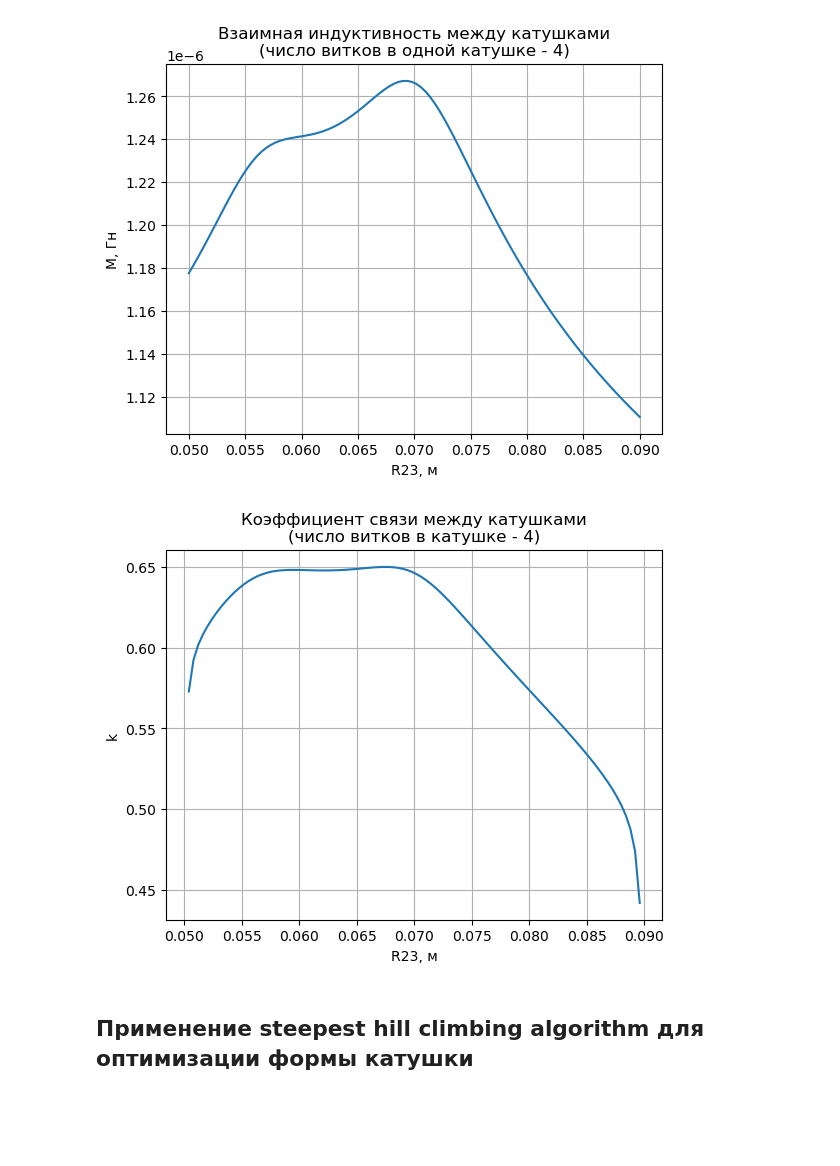
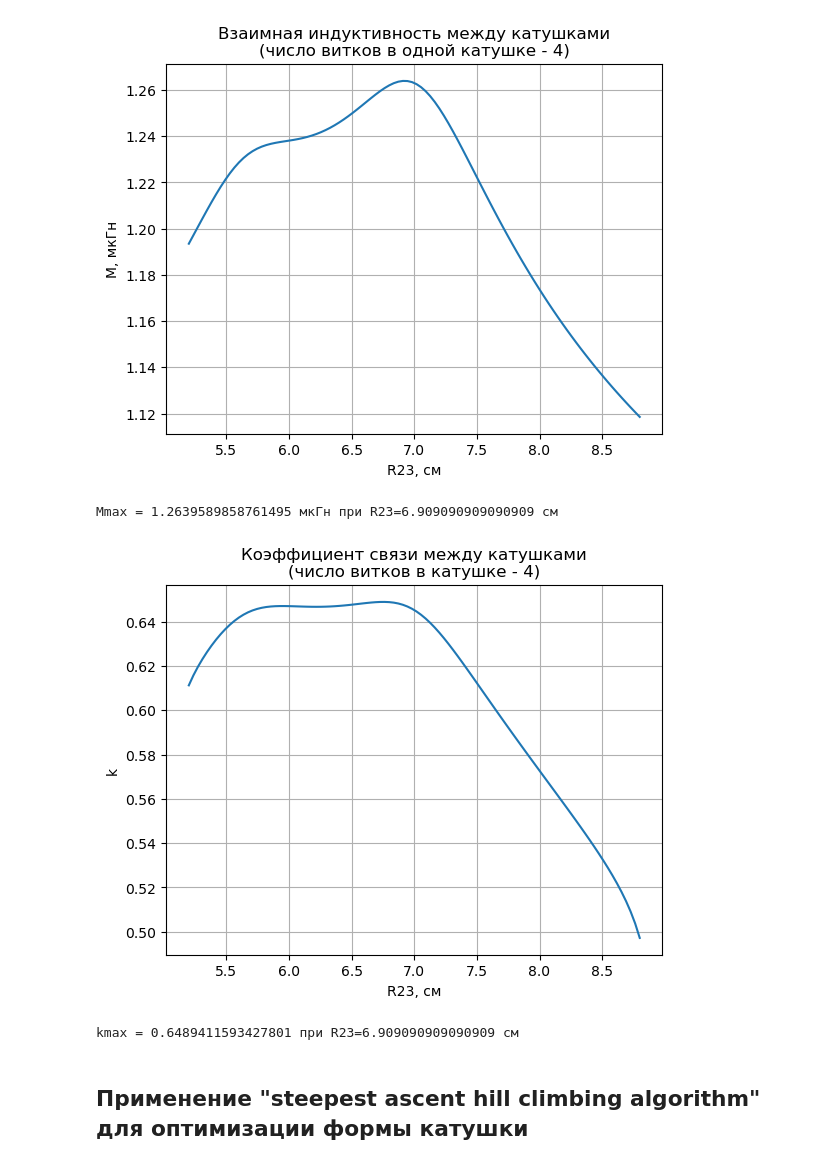
Before and after one commit to AndreyMorozov42/coil-optimization-algorithms, a Jupyter notebook: scripts/two-coils(N=4)/hill_climbing_optimization_for_two_coils(turn=4).ipynb, the cells around one changed output. Saved outputs shown, nothing was run; the diff lists cells and outputs as text; code cells hidden in the pictures; blank space fills up the shorter version.

Commit message:
add experiment with optimization coils

```diff
--- a/scripts/two-coils(N=4)/hill_climbing_optimization_for_two_coils(turn=4).ipynb
+++ b/scripts/two-coils(N=4)/hill_climbing_optimization_for_two_coils(turn=4).ipynb
@@ -10,8 +10,10 @@ def plot(x, y, x_label=None, y_label=None, title=None, name_save_file=None, poin
     if y_label:
         plt.ylabel(y_label)
     if points:
-        for point in points:
-            plt.scatter(*point, c="green")
+        for i in range(len(points)):
+            plt.scatter(*points[i], c="green")
+        plt.scatter(*points[i], c="green", label="полезная мутация")
+        plt.legend()
     plt.plot(x, y)
     plt.grid()
     if name_save_file:
@@ -21,8 +23,8 @@ def plot(x, y, x_label=None, y_label=None, title=None, name_save_file=None, poin
 def calc_mutual_inductance(coil_1, coil_2, d, po=0, fi=0):
     mu0 = 4 * np.pi * 10 ** (-7)
     mutual_inductance = np.ones((len(coil_1), len(coil_2)))
-    N = 180
-    K = 180
+    N = 90
+    K = 90
     df1 = 2 * np.pi / N
     df2 = 2 * np.pi / K
     for ri in range(len(coil_1)):
@@ -39,12 +41,12 @@ def calc_mutual_inductance(coil_1, coil_2, d, po=0, fi=0):
             mutual_inductance[ri][rj] = M
     return np.sum(mutual_inductance)
 
-def calc_self_inductance(coil, thin):
+def calc_self_inductance(coil, thin=0.001):
     mu0 = 4 * np.pi * 10 ** (-7)
     L = np.sum(mu0 * coil * (np.log(8 * coil / thin) - 7 / 4 + (thin ** 2) / (8 * coil ** 2) * (np.log(8 * coil / thin) + 1 / 3)))
     mutual_inductance = np.ones((len(coil), len(coil)))
-    N = 180
-    K = 180
+    N = 90
+    K = 90
     df1 = 2 * np.pi / N
     df2 = 2 * np.pi / K
     d = 0
@@ -67,15 +69,22 @@ def calc_self_inductance(coil, thin):
     L += M
     return L
 
-def calc_coupling_coef(L1, L2, M):
-    return M / (np.sqrt(L1 * L2))
+def calc_coupling_coefficient(coil_1, coil_2, d, po=0, fi=0):
+    M = calc_mutual_inductance(coil_1, coil_2, d, po=po, fi=fi)
+    L1 = calc_self_inductance(coil_1)
+    L2 = calc_self_inductance(coil_2)
+    k = M / (L1 * L2) ** 0.5
+    return k
 # %%
+# толщина витка в метрах
+thin = 0.001
+
 # размеры витков для первой катушки индуктивности в метрах
 coil_1 = np.linspace(0.028, 0.07, 4)
 
 # размеры витков для второй катушки индуктивности в метрах
 coils_2 = np.linspace(0.03, 0.09, 4) + np.zeros((100, 4))
-coils_2.T[2] = np.linspace(coils_2[0][1]+1e-6, coils_2[0][3]-1e-6, 100)
+coils_2.T[2] = np.linspace(coils_2[0][1] + 2 * thin, coils_2[0][3] - 2 * thin, 100)
 
 # расстояние между катушками в метрах
 d = 0.005
@@ -97,14 +96,24 @@ k = calc_coupling_coef(L1, L2, M)
+# %%
+plot(coils_2.T[2] * 10 ** 2, M * 10 ** 6, title="Взаимная индуктивность между катушками\n(число витков в одной катушке - 4)",
+    x_label="R23, см", y_label="M, мкГн")
+print(f"Mmax = {np.max(M) * 10**6} мкГн при R23={coils_2.T[2][np.argmax(M)] * 10 ** 2} см")
+# %% [output]
+[figure, added]
+Mmax = 1.2639589858761495 мкГн при R23=6.909090909090909 см
+# %%
+# расчёт коэффициента связи
+k = np.array([])
+for coil_2 in coils_2:
+    k = np.append(k, calc_coupling_coefficient(coil_1, coil_2, d))
 # %%
-plot(coils_2.T[2], M, title="Взаимная индуктивность между катушками\n(число витков в одной катушке - 4)",
-    x_label="R23, м", y_label="M, Гн")
-
-plot(coils_2.T[2][1:-1], k[1:-1], title="Коэффициент связи между катушками\n(число витков в катушке - 4)",
-    x_label="R23, м", y_label="k")
+plot(coils_2.T[2] * 10 ** 2, k, title="Коэффициент связи между катушками\n(число витков в катушке - 4)",
+    x_label="R23, см", y_label="k")
+print(f"kmax = {np.max(k)} при R23={coils_2.T[2][np.argmax(M)] * 10 ** 2} см")
 # %% [output]
-[figure, old version]
+[figure, new version]
-[figure, removed]
+kmax = 0.6489411593427801 при R23=6.909090909090909 см
 # %% [markdown]
-## Применение steepest hill climbing algorithm для оптимизации формы катушки ##
+## Применение "steepest ascent hill climbing algorithm" для оптимизации формы катушки ##
 # %%
 # steepest hill climbing algorithm для поиска максимума функции
 def mutation(start, finish, c, r=0.005):
```
Also changed, not shown: parts of 3 cells of this notebook, 17 other files.
